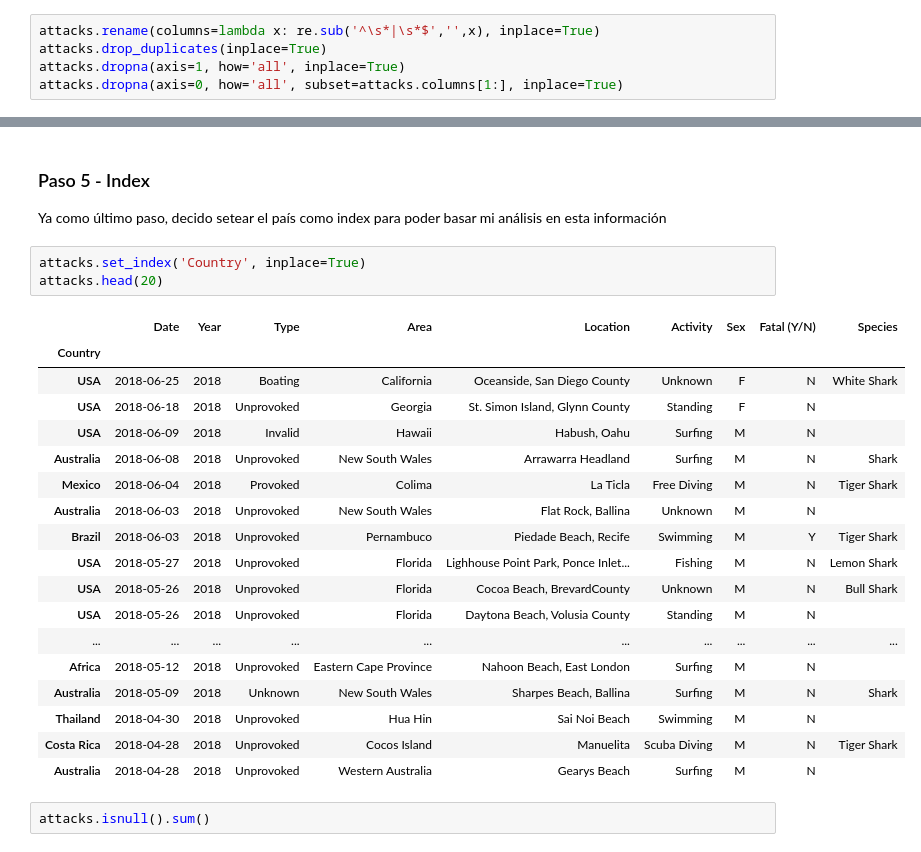
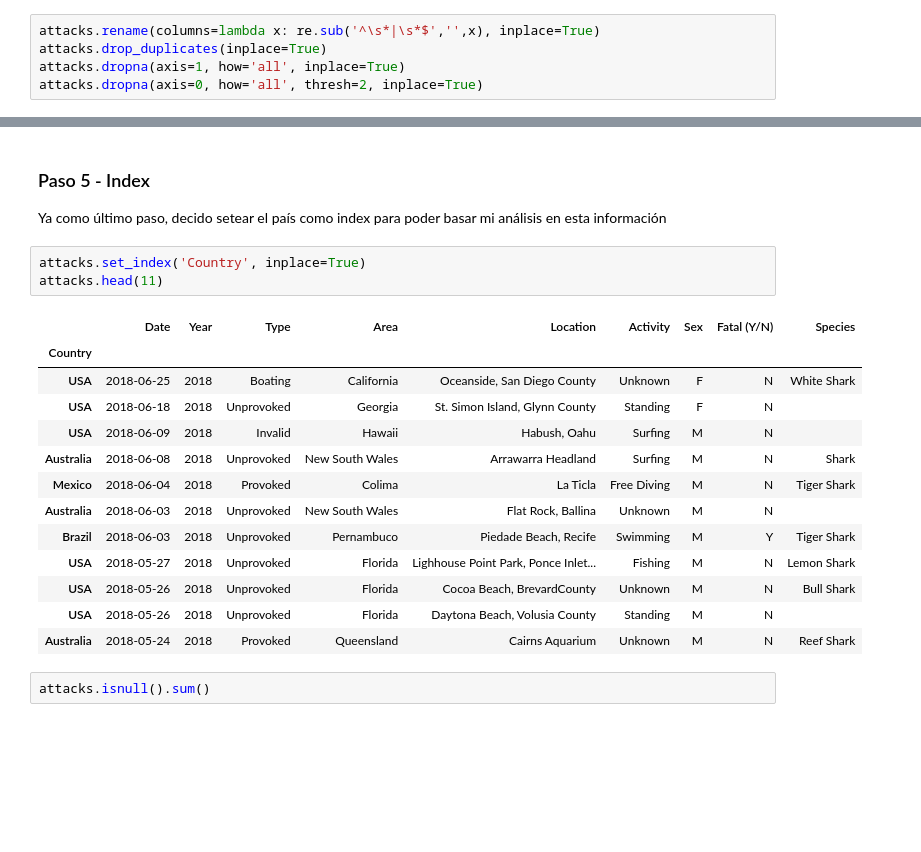
Before and after one commit to ta-datapt-bcn/project-pandas, a Jupyter notebook: data-wrangling.ipynb, the cells around one changed output, grey strips where cells are left out. Drawn from its saved outputs; the diff is of its cells as text; blank space fills up the shorter version.

```diff
--- a/data-wrangling.ipynb
+++ b/data-wrangling.ipynb
@@ -62,7 +62,7 @@ Se eliminan:
 attacks.rename(columns=lambda x: re.sub('^\s*|\s*$','',x), inplace=True)
 attacks.drop_duplicates(inplace=True)
 attacks.dropna(axis=1, how='all', inplace=True)
-attacks.dropna(axis=0, how='all', subset=attacks.columns[1:], inplace=True)
+attacks.dropna(axis=0, how='all', thresh=2, inplace=True)
 # %%
 attacks.isna().sum()
 # %% [output]
@@ -515,26 +515,21 @@ Index(['Date', 'Year', 'Type', 'Country', 'Area', 'Location', 'Activity',
 Ya como último paso, decido setear el país como index para poder basar mi análisis en esta información
 # %%
 attacks.set_index('Country', inplace=True)
-attacks.head(20)
+attacks.head(11)
 # %% [output]
 |  | Date | Year | Type | Area | Location | Activity | Sex | Fatal (Y/N) | Species |
 | Country |  |  |  |  |  |  |  |  |  |
 | USA | 2018-06-25 | 2018 | Boating | California | Oceanside, San Diego County | Unknown | F | N | White Shark |
 | USA | 2018-06-18 | 2018 | Unprovoked | Georgia | St. Simon Island, Glynn County | Standing | F | N |  |
 | USA | 2018-06-09 | 2018 | Invalid | Hawaii | Habush, Oahu | Surfing | M | N |  |
 | Australia | 2018-06-08 | 2018 | Unprovoked | New South Wales | Arrawarra Headland | Surfing | M | N | Shark |
 | Mexico | 2018-06-04 | 2018 | Provoked | Colima | La Ticla | Free Diving | M | N | Tiger Shark |
 | Australia | 2018-06-03 | 2018 | Unprovoked | New South Wales | Flat Rock, Ballina | Unknown | M | N |  |
 | Brazil | 2018-06-03 | 2018 | Unprovoked | Pernambuco | Piedade Beach, Recife | Swimming | M | Y | Tiger Shark |
 | USA | 2018-05-27 | 2018 | Unprovoked | Florida | Lighhouse Point Park, Ponce Inlet... | Fishing | M | N | Lemon Shark |
 | USA | 2018-05-26 | 2018 | Unprovoked | Florida | Cocoa Beach, BrevardCounty | Unknown | M | N | Bull Shark |
 | USA | 2018-05-26 | 2018 | Unprovoked | Florida | Daytona Beach, Volusia County | Standing | M | N |  |
-| ... | ... | ... | ... | ... | ... | ... | ... | ... | ... |
-| Africa | 2018-05-12 | 2018 | Unprovoked | Eastern Cape Province | Nahoon Beach, East London | Surfing | M | N |  |
-| Australia | 2018-05-09 | 2018 | Unknown | New South Wales | Sharpes Beach, Ballina | Surfing | M | N | Shark |
-| Thailand | 2018-04-30 | 2018 | Unprovoked | Hua Hin | Sai Noi Beach | Swimming | M | N |  |
-| Costa Rica | 2018-04-28 | 2018 | Unprovoked | Cocos Island | Manuelita | Scuba Diving | M | N | Tiger Shark |
-| Australia | 2018-04-28 | 2018 | Unprovoked | Western Australia | Gearys Beach | Surfing | M | N |  |
+| Australia | 2018-05-24 | 2018 | Provoked | Queensland | Cairns Aquarium | Unknown | M | N | Reef Shark |
 # %%
 attacks.isnull().sum()
 # %% [output]
```
Also changed, not shown: parts of 8 cells of this notebook, 1 other file.
